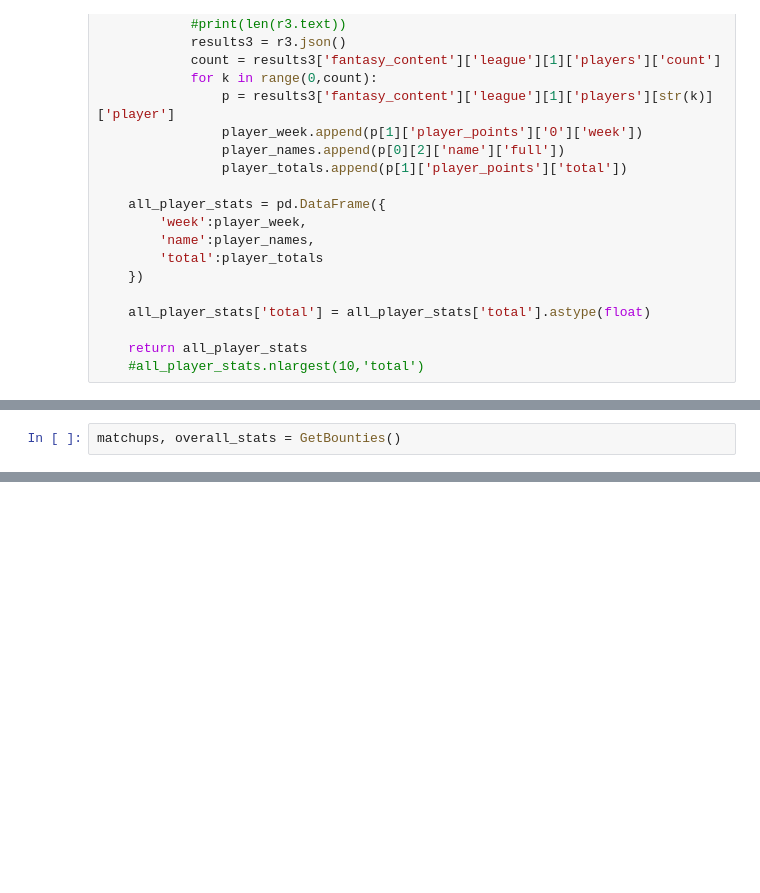
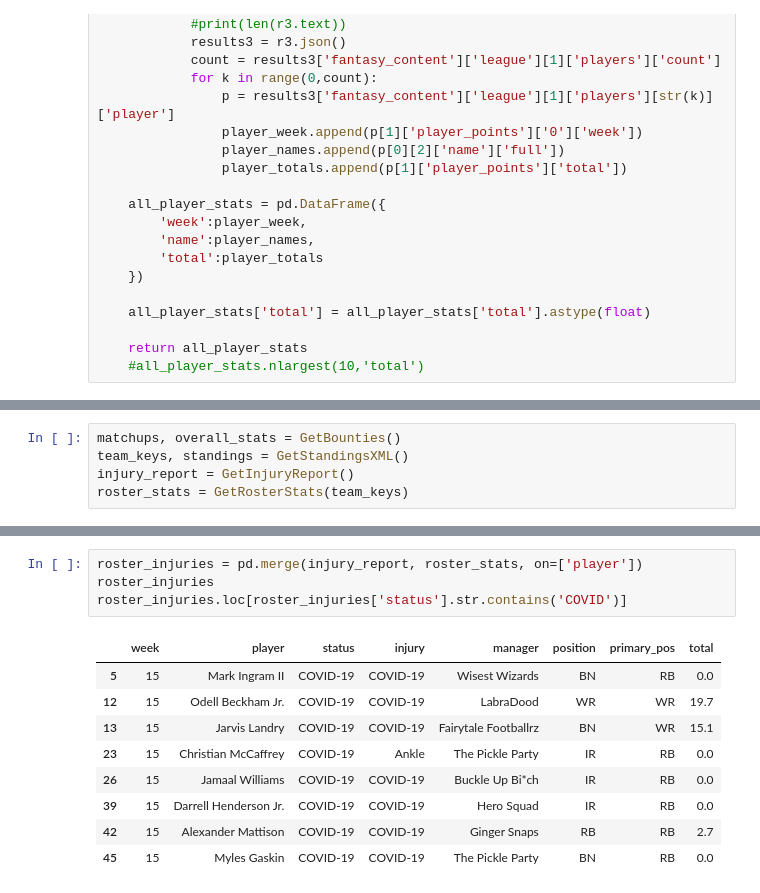
Before and after one commit to natepmarshall/yahoo-fantasy, a Jupyter notebook: Yahoo.ipynb, the cells around one changed output, grey strips where cells are left out. Drawn from its saved outputs; the diff is of its cells as text; blank space fills up the shorter version.

```diff
--- a/Yahoo.ipynb
+++ b/Yahoo.ipynb
@@ -344,2 +391,5 @@ def GetPlayerWeekStats():
 # %%
 matchups, overall_stats = GetBounties()
+team_keys, standings = GetStandingsXML()
+injury_report = GetInjuryReport()
+roster_stats = GetRosterStats(team_keys)
@@ -375,0 +446,14 @@ matchups.nlargest(10,'loser_total')
+# %%
+roster_injuries = pd.merge(injury_report, roster_stats, on=['player'])
+roster_injuries
+roster_injuries.loc[roster_injuries['status'].str.contains('COVID')]
+# %% [output]
+|  | week | player | status | injury | manager | position | primary_pos | total |
+| 5 | 15 | Mark Ingram II | COVID-19 | COVID-19 | Wisest Wizards | BN | RB | 0.0 |
+| 12 | 15 | Odell Beckham Jr. | COVID-19 | COVID-19 | LabraDood | WR | WR | 19.7 |
+| 13 | 15 | Jarvis Landry | COVID-19 | COVID-19 | Fairytale Footballrz | BN | WR | 15.1 |
+| 23 | 15 | Christian McCaffrey | COVID-19 | Ankle | The Pickle Party | IR | RB | 0.0 |
+| 26 | 15 | Jamaal Williams | COVID-19 | COVID-19 | Buckle Up Bi*ch | IR | RB | 0.0 |
+| 39 | 15 | Darrell Henderson Jr. | COVID-19 | COVID-19 | Hero Squad | IR | RB | 0.0 |
+| 42 | 15 | Alexander Mattison | COVID-19 | COVID-19 | Ginger Snaps | RB | RB | 2.7 |
+| 45 | 15 | Myles Gaskin | COVID-19 | COVID-19 | The Pickle Party | BN | RB | 0.0 |
```
Also changed, not shown: parts of 6 cells of this notebook.
